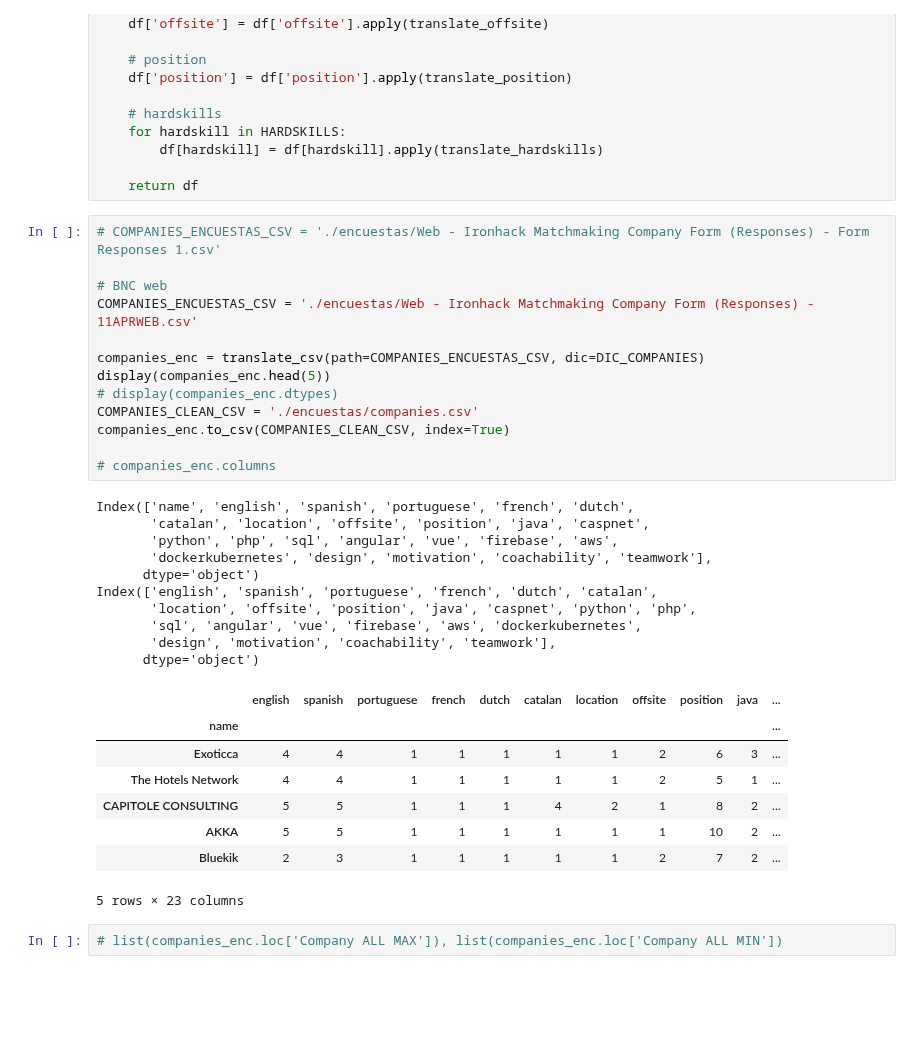
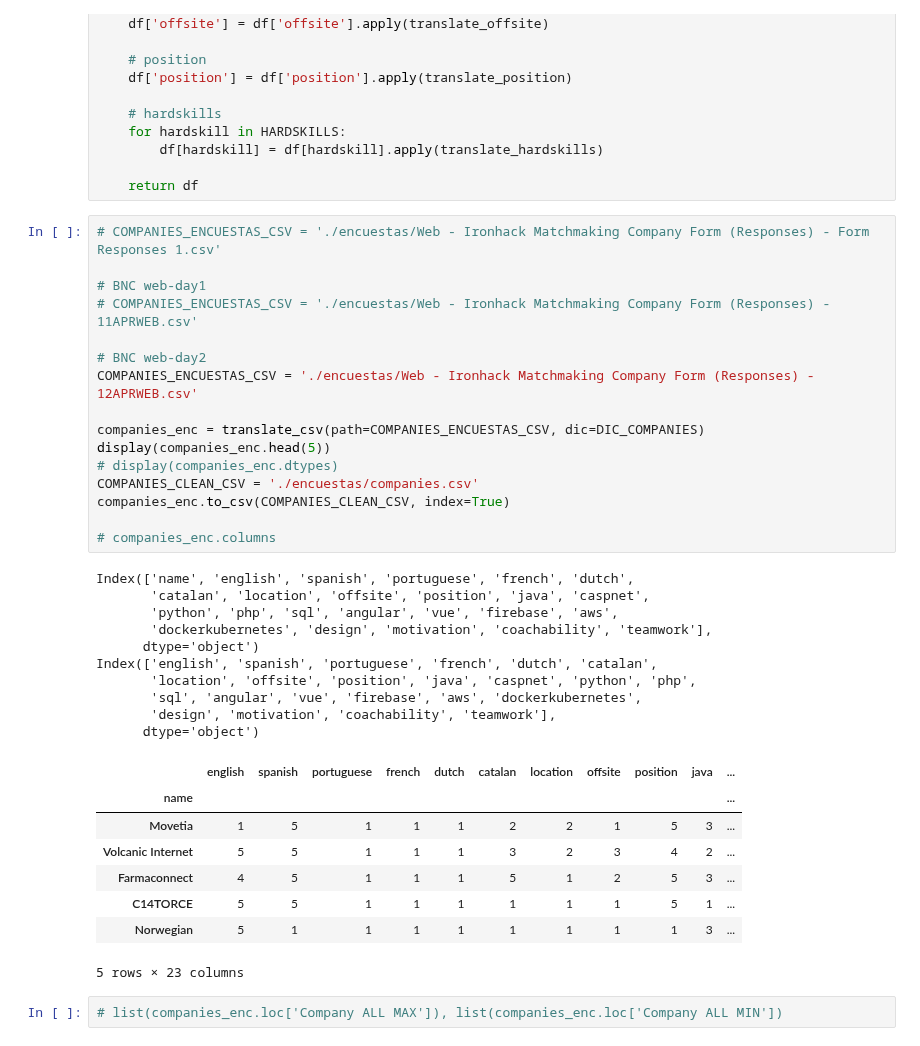
Before and after one commit to albertogcmr/hiring-week-IH-tinder-matching, a Jupyter notebook: matching.ipynb, the cells around one changed output. Saved outputs shown, nothing was run; the diff lists cells and outputs as text; blank space fills up the shorter version.

```diff
--- a/matching.ipynb
+++ b/matching.ipynb
@@ -174,34 +174,37 @@ def translate_csv(path, dic):
 # %%
 # COMPANIES_ENCUESTAS_CSV = './encuestas/Web - Ironhack Matchmaking Company Form (Responses) - Form Responses 1.csv'
 
-# BNC web
-COMPANIES_ENCUESTAS_CSV = './encuestas/Web - Ironhack Matchmaking Company Form (Responses) - 11APRWEB.csv'
+# BNC web-day1
+# COMPANIES_ENCUESTAS_CSV = './encuestas/Web - Ironhack Matchmaking Company Form (Responses) - 11APRWEB.csv'
+
+# BNC web-day2
+COMPANIES_ENCUESTAS_CSV = './encuestas/Web - Ironhack Matchmaking Company Form (Responses) - 12APRWEB.csv'
 
 companies_enc = translate_csv(path=COMPANIES_ENCUESTAS_CSV, dic=DIC_COMPANIES)
 display(companies_enc.head(5))
 # display(companies_enc.dtypes)
 COMPANIES_CLEAN_CSV = './encuestas/companies.csv'
 companies_enc.to_csv(COMPANIES_CLEAN_CSV, index=True)
 
 # companies_enc.columns
 # %% [output]
 Index(['name', 'english', 'spanish', 'portuguese', 'french', 'dutch',
        'catalan', 'location', 'offsite', 'position', 'java', 'caspnet',
        'python', 'php', 'sql', 'angular', 'vue', 'firebase', 'aws',
        'dockerkubernetes', 'design', 'motivation', 'coachability', 'teamwork'],
       dtype='object')
 Index(['english', 'spanish', 'portuguese', 'french', 'dutch', 'catalan',
        'location', 'offsite', 'position', 'java', 'caspnet', 'python', 'php',
        'sql', 'angular', 'vue', 'firebase', 'aws', 'dockerkubernetes',
        'design', 'motivation', 'coachability', 'teamwork'],
       dtype='object')
 |  | english | spanish | portuguese | french | dutch | catalan | location | offsite | position | java | ... |
 | name |  |  |  |  |  |  |  |  |  |  | ... |
-| Exoticca | 4 | 4 | 1 | 1 | 1 | 1 | 1 | 2 | 6 | 3 | ... |
-| The Hotels Network | 4 | 4 | 1 | 1 | 1 | 1 | 1 | 2 | 5 | 1 | ... |
-| CAPITOLE CONSULTING | 5 | 5 | 1 | 1 | 1 | 4 | 2 | 1 | 8 | 2 | ... |
-| AKKA | 5 | 5 | 1 | 1 | 1 | 1 | 1 | 1 | 10 | 2 | ... |
-| Bluekik | 2 | 3 | 1 | 1 | 1 | 1 | 1 | 2 | 7 | 2 | ... |
+| Movetia | 1 | 5 | 1 | 1 | 1 | 2 | 2 | 1 | 5 | 3 | ... |
+| Volcanic Internet | 5 | 5 | 1 | 1 | 1 | 3 | 2 | 3 | 4 | 2 | ... |
+| Farmaconnect | 4 | 5 | 1 | 1 | 1 | 5 | 1 | 2 | 5 | 3 | ... |
+| C14TORCE | 5 | 5 | 1 | 1 | 1 | 1 | 1 | 1 | 5 | 1 | ... |
+| Norwegian | 5 | 1 | 1 | 1 | 1 | 1 | 1 | 1 | 1 | 3 | ... |
 5 rows × 23 columns
 # %%
 # list(companies_enc.loc['Company ALL MAX']), list(companies_enc.loc['Company ALL MIN'])
```
Also changed, not shown: parts of 12 cells of this notebook, 11 other files.
